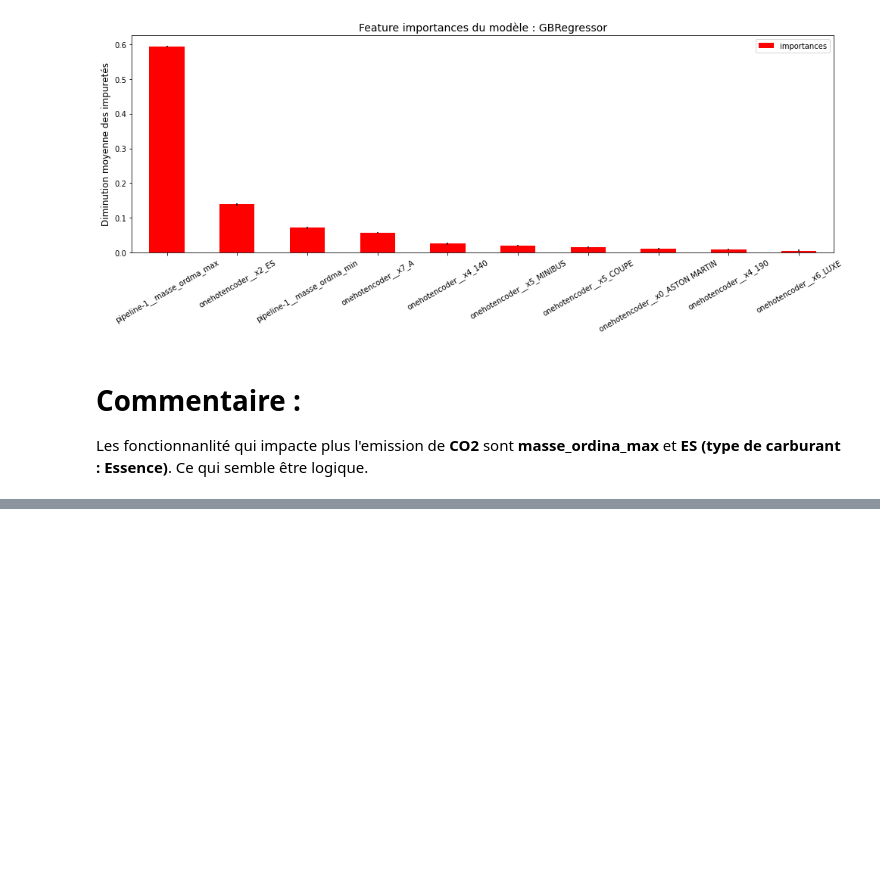
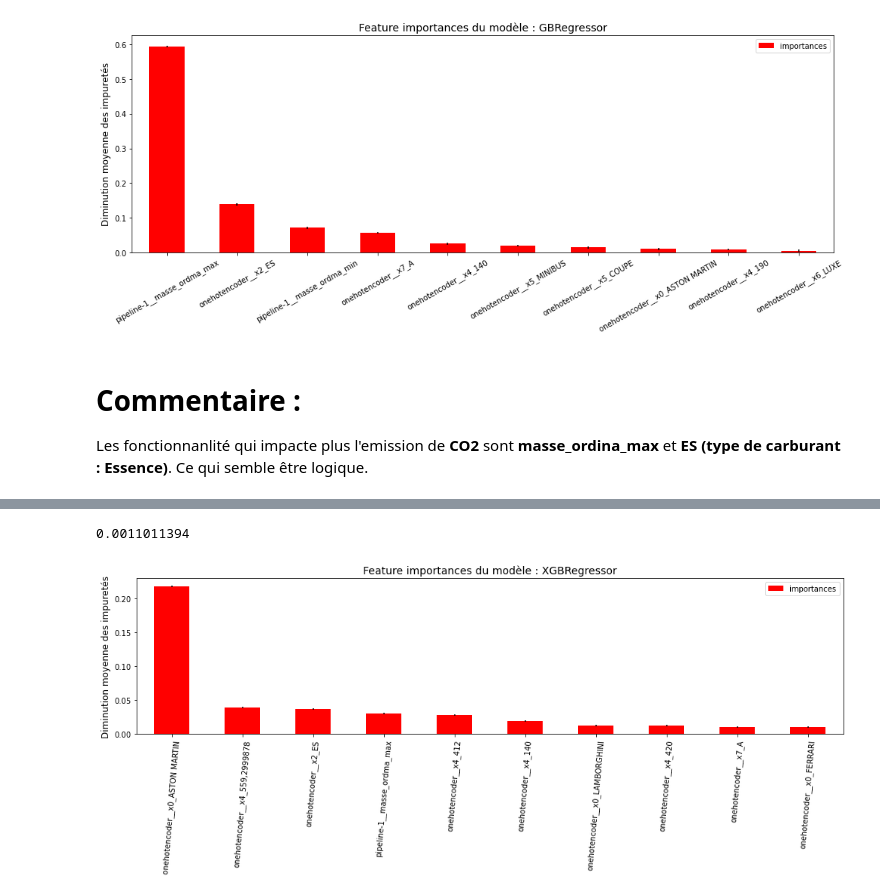
Before and after one commit to sylla2022-arc/Apprentissage-automatique-Regression, a Jupyter notebook: Prediction_Co2/Notebook_2_prediction_Apprentissag_automatique_Regression_CO2.ipynb, the cells around one changed output, grey strips where cells are left out. Drawn from its saved outputs; the diff is of its cells as text; code cells hidden in the pictures; blank space fills up the shorter version.

```diff
--- a/Prediction_Co2/Notebook_2_prediction_Apprentissag_automatique_Regression_CO2.ipynb
+++ b/Prediction_Co2/Notebook_2_prediction_Apprentissag_automatique_Regression_CO2.ipynb
@@ -869,0 +975,3 @@ Les fonctionnanlité qui impacte plus l'emission de **CO2** sont **masse_ordina_
+# %%
+feature_importance_xg = model_xgbr.named_steps["transformedtargetregressor"].regressor_.feature_importances_.flatten()
+feature_importance_xg
@@ -869,0 +981,7 @@ Les fonctionnanlité qui impacte plus l'emission de **CO2** sont **masse_ordina_
+# %%
+#Stockage dans un dataframe à la sortie et trie par ordre decroissant sur les importancesdf_
+df_xgbr= pd.DataFrame(feature_importance_xg,
+                          index=get_feature_names(preprocessor),
+                          columns=["importances"]).sort_values(by = "importances", ascending =False)
+df_xgbr = df_xgbr.iloc[:10]
+df_xgbr
@@ -869,0 +1000,14 @@ Les fonctionnanlité qui impacte plus l'emission de **CO2** sont **masse_ordina_
+# %%
+std = np.std([tree for tree in model_xgbr.named_steps["transformedtargetregressor"].regressor_.feature_importances_])
+std
+# %% [output]
+0.0011011394
+# %%
+fig, ax = plt.subplots(figsize =(14,6))
+df_xgbr.plot.bar(yerr=std, ax=ax, color ='red')
+ax.set_title("Feature importances du modèle : XGBRegressor", fontsize = 14)
+ax.set_ylabel("Diminution moyenne des impuretés", fontsize = 12)
+plt.xticks(rotation =85)
+fig.tight_layout()
+# %% [output]
+[figure, added]
```
Also changed, not shown: parts of 19 cells of this notebook.
